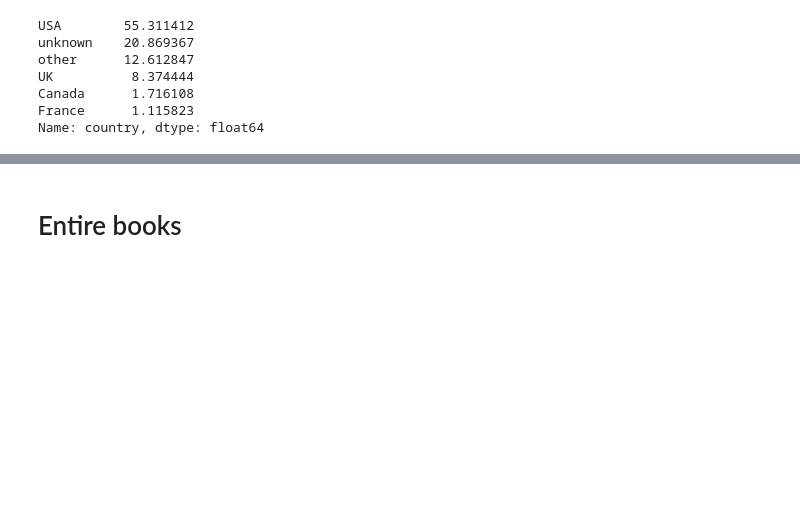
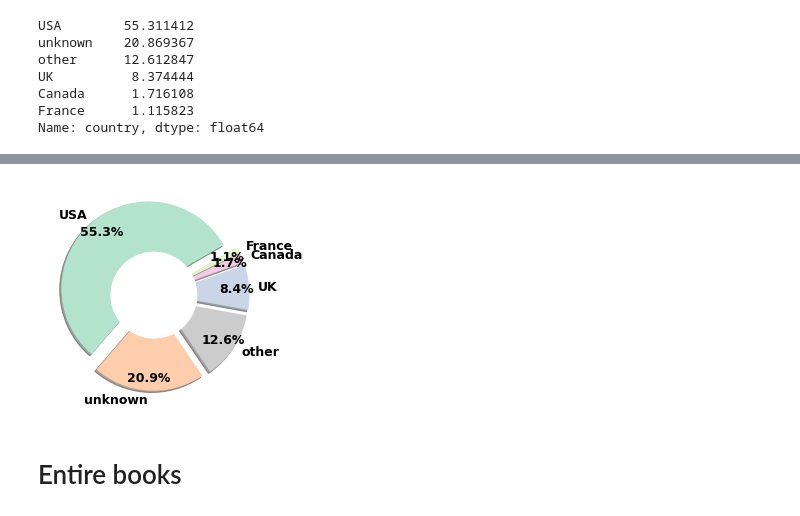
Before and after one commit to SavvinaDaniil/EnrichBookCrossing, a Jupyter notebook: Graphs.ipynb, the cells around one changed output, grey strips where cells are left out. Drawn from its saved outputs; the diff is of its cells as text; code cells hidden in the pictures; blank space fills up the shorter version.

```diff
--- a/Graphs.ipynb
+++ b/Graphs.ipynb
@@ -223,3 +209,18 @@ Name: country, dtype: float64
+# %%
+#fig, ax = plt.subplots(nrows=1, ncols=1,figsize=(10,10))
+
+df.country.value_counts().plot(kind="pie",explode=(0.1, 0.1, 0.1, 0.1, 0.1, 0.1), shadow=True
+                                      , startangle=30,  autopct='%1.1f%%',
+                              textprops={'color':'black', 'weight':'bold', 'fontsize':12.5}
+                              ,colors=[colors[key] for key in most_common_6], pctdistance=0.85)
+centre_circle = plt.Circle((0, 0), 0.5, fc = "white")
+fig = plt.gcf()
+fig.gca().add_artist(centre_circle)
+
+plt.ylabel('')
+plt.show()
+# %% [output]
+[figure, added]
 # %% [markdown]
 # Entire books
 # %%
```
Also changed, not shown: parts of 17 cells of this notebook.
